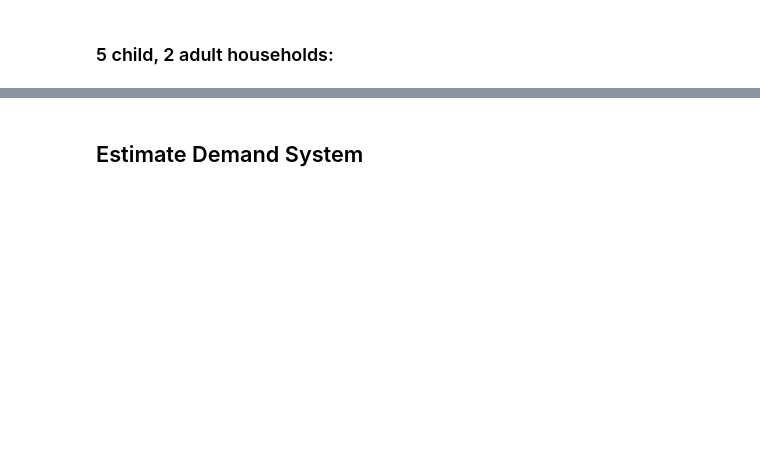
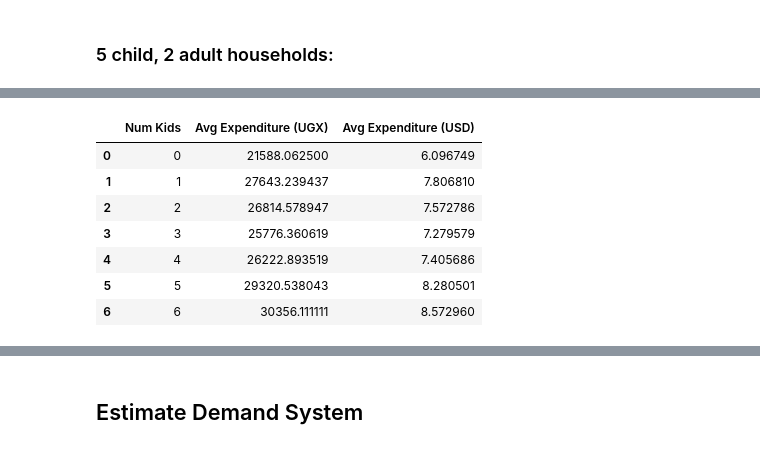
Before and after one commit to saraya38/EEP153Project4, a Jupyter notebook: Project4.ipynb, the cells around one changed output, grey strips where cells are left out. Saved outputs shown, nothing was run; the diff lists cells and outputs as text; code cells hidden in the pictures; blank space fills up the shorter version.

```diff
--- a/Project4.ipynb
+++ b/Project4.ipynb
@@ -259,0 +368,11 @@ Number of 3 child households:  185
+# %%
+exp_table
+# %% [output]
+|  | Num Kids | Avg Expenditure (UGX) | Avg Expenditure (USD) |
+| 0 | 0 | 21588.062500 | 6.096749 |
+| 1 | 1 | 27643.239437 | 7.806810 |
+| 2 | 2 | 26814.578947 | 7.572786 |
+| 3 | 3 | 25776.360619 | 7.279579 |
+| 4 | 4 | 26222.893519 | 7.405686 |
+| 5 | 5 | 29320.538043 | 8.280501 |
+| 6 | 6 | 30356.111111 | 8.572960 |
```
Also changed, not shown: parts of 41 cells of this notebook.
